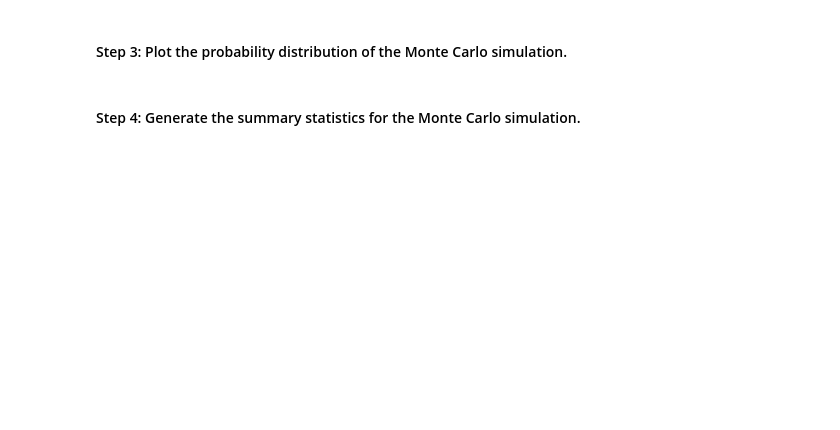
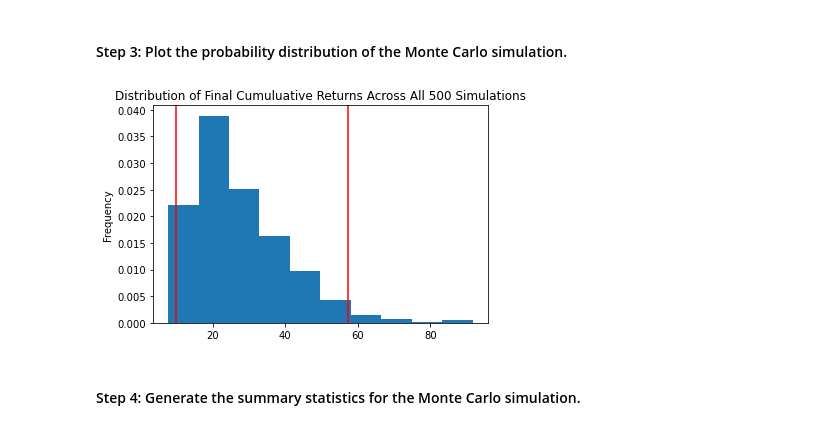
Before and after one commit to CCarranza17/challenge_5, a Jupyter notebook: Starter_Code/financial_planning_tools.ipynb, the cells around one changed output. Saved outputs shown, nothing was run; the diff lists cells and outputs as text; code cells hidden in the pictures; blank space fills up the shorter version.

```diff
--- a/Starter_Code/financial_planning_tools.ipynb
+++ b/Starter_Code/financial_planning_tools.ipynb
@@ -459,7 +527,9 @@ In this section, you’ll use the MCForecastTools library to create a Monte Carl
 # %%
 # Visualize the probability distribution of the 30-year Monte Carlo simulation
 # by plotting a histogram
-# YOUR CODE HERE
+spy_dist_plot = MC_spy.plot_distribution()
+# %% [output]
+[figure, added]
 # %% [markdown]
 #### Step 4: Generate the summary statistics for the Monte Carlo simulation.
 # %%
```
Also changed, not shown: parts of 27 cells of this notebook.
